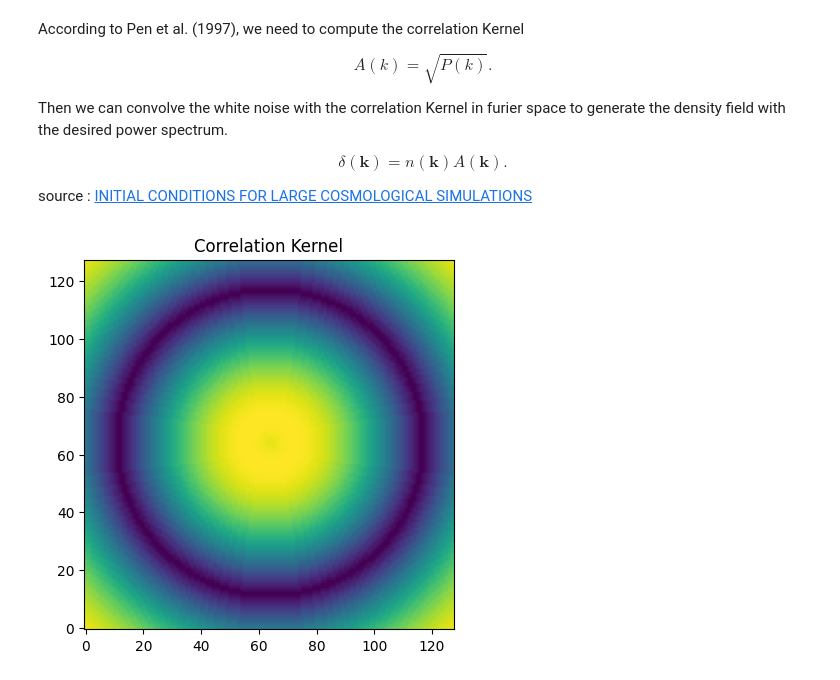
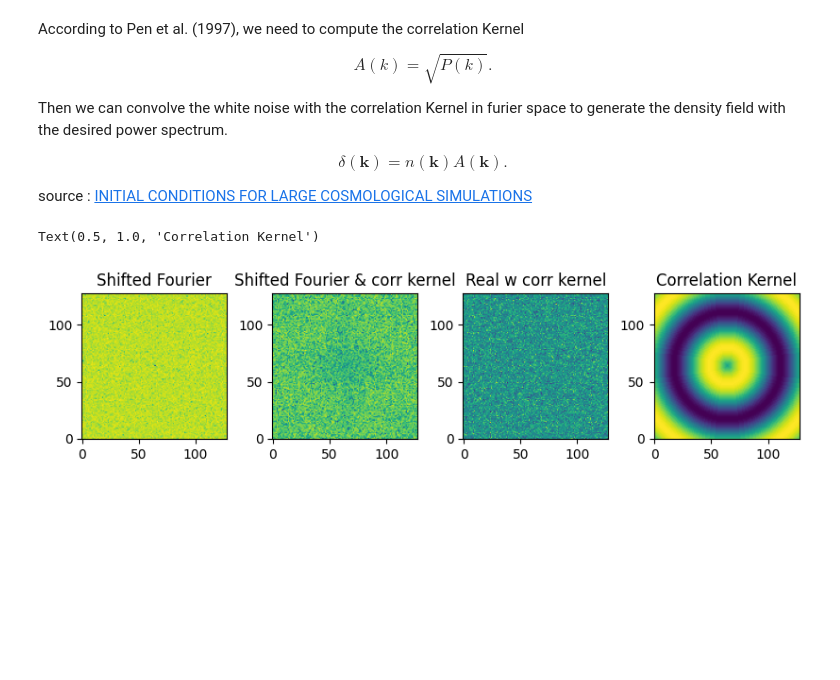
Before and after one commit to andrinr/IC-prediction, a Jupyter notebook: src/ic.ipynb, the cells around one changed output. Cells and saved outputs as stored; diff of their text form; code cells hidden in the pictures; blank space fills up the shorter version.

```diff
--- a/src/ic.ipynb
+++ b/src/ic.ipynb
@@ -65,18 +65,33 @@ index_grid = index_grid.astype(jnp.int32)
 # assign the values
 Ax = Ax_lin.at[index_grid].get()
 
-
-# plot the correlations kernel
-fig, ax = plt.subplots()
-ax.imshow(Ax[n_grid_half], origin='lower')
-ax.set_title('Correlation Kernel')
-
 # transform to fourier space
 delta_k = jnp.fft.fftn(delta)
+# shift
+delta_k = jnp.fft.fftshift(delta_k)
 # apply correlation kernel
-delta_k = delta_k * Ax
+delta_k_corr = delta_k * Ax
+# shift back
+delta_k_corr = jnp.fft.ifftshift(delta_k_corr)
 # transform back to real space
-delta = jnp.fft.ifftn(delta_k).real
+delta_corr = jnp.fft.ifftn(delta_k_corr).real
-# %% [output]
-[figure, removed]
+# %%
+
+# plot delta_k
+fig, (ax1, ax2, ax3, ax4) = plt.subplots(1, 4, figsize=(10, 2))
+
+ax1.imshow(jnp.log10(jnp.abs(delta_k[n_grid//2])), origin='lower')
+ax1.set_title('Shifted Fourier')
+
+ax2.imshow(jnp.log10(jnp.abs(delta_k_corr[n_grid//2])), origin='lower')
+ax2.set_title('Shifted Fourier & corr kernel')
+
+ax3.imshow(delta_corr[n_grid//2], origin='lower')
+ax3.set_title('Real w corr kernel')
+
+ax4.imshow(Ax[n_grid//2], origin='lower')
+ax4.set_title('Correlation Kernel')
+# %% [output]
+Text(0.5, 1.0, 'Correlation Kernel')
+[figure, added]
 # %%
```
Also changed, not shown: parts of 2 cells of this notebook.
